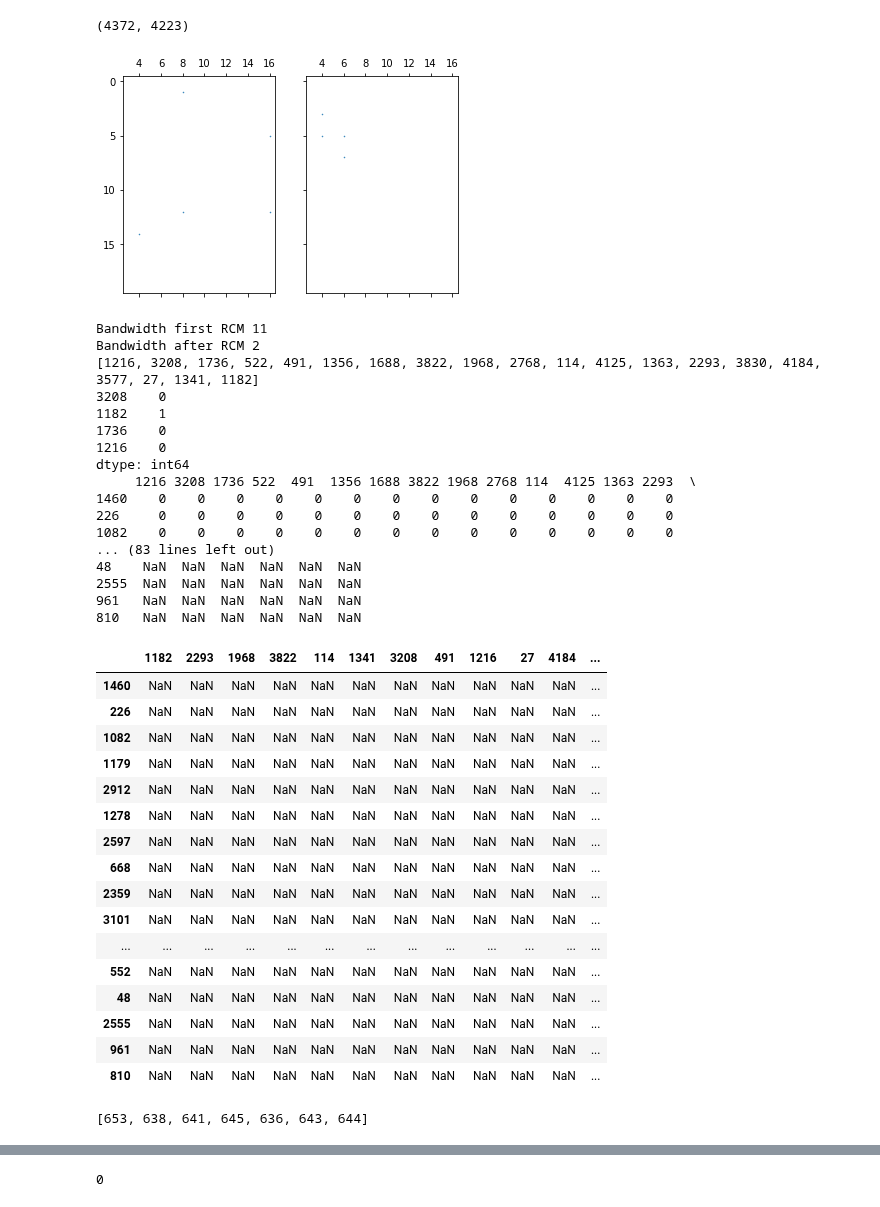
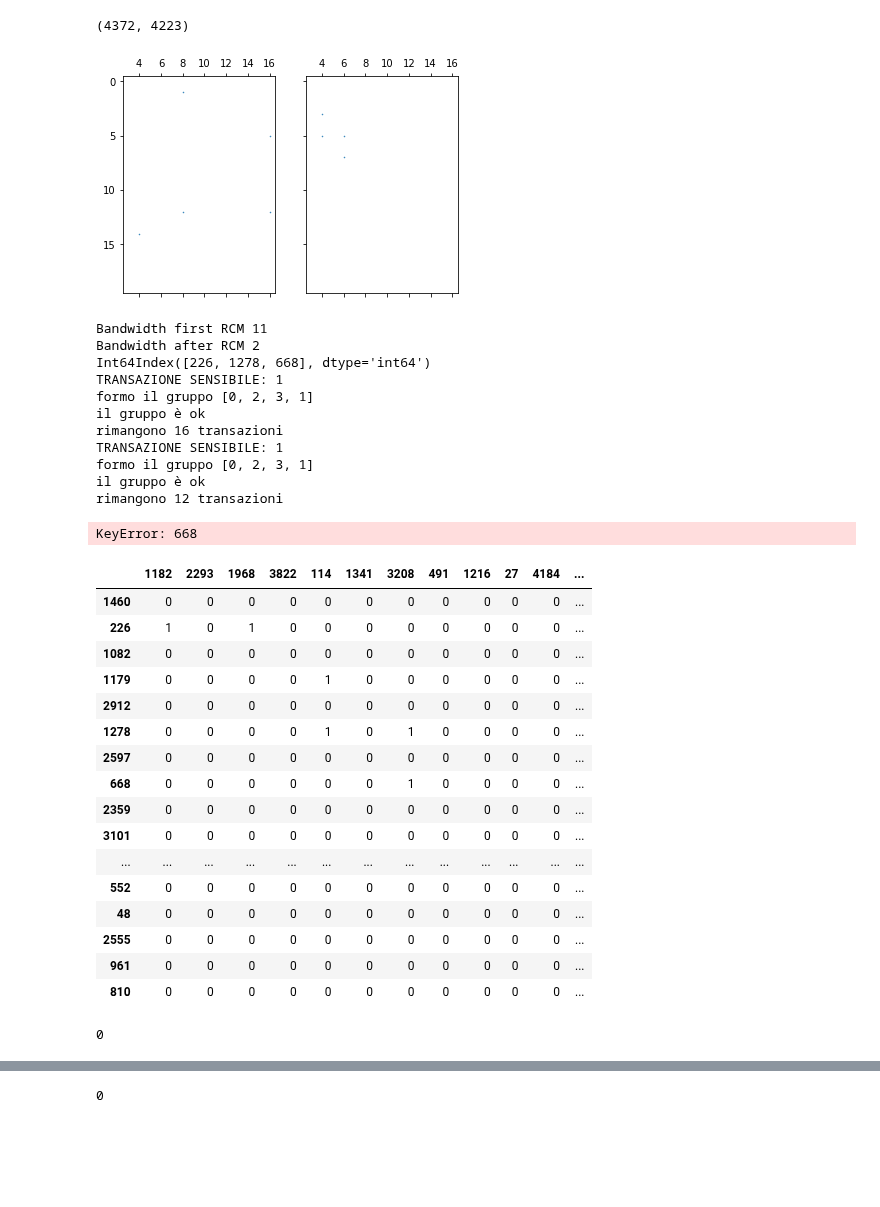
Before and after one commit to Dado1513/transactionalDataCAHD, a Jupyter notebook: rcm_with_function.ipynb, the cells around one changed output, grey strips where cells are left out. Drawn from its saved outputs; the diff is of its cells as text; code cells hidden in the pictures; blank space fills up the shorter version.

```diff
--- a/rcm_with_function.ipynb
+++ b/rcm_with_function.ipynb
@@ -266,47 +317,18 @@ def CAHD(dataframe_bandizzato_temp, items_sensibili, nome_item, grado_privacy, a
 # %%
 df_square,items,items_sensibili = compute_band_matrix(original_dataset = df, dim_finale = 20, nome__file_item="lista_items.txt",num_sensibile=4)
 lista = CAHD(df_square,items_sensibili,[],4)
+lista
 # %% [output]
 [figure]
 Bandwidth first RCM 11
 Bandwidth after RCM 2
-[1216, 3208, 1736, 522, 491, 1356, 1688, 3822, 1968, 2768, 114, 4125, 1363, 2293, 3830, 4184, 3577, 27, 1341, 1182]
-3208    0
-1182    1
-1736    0
-1216    0
-dtype: int64
-     1216 3208 1736 522  491  1356 1688 3822 1968 2768 114  4125 1363 2293  \
-1460    0    0    0    0    0    0    0    0    0    0    0    0    0    0
-226     0    0    0    0    0    0    0    0    0    0    0    0    0    0
-1082    0    0    0    0    0    0    0    0    0    0    0    0    0    0
-... (83 lines left out)
-48    NaN  NaN  NaN  NaN  NaN  NaN
-2555  NaN  NaN  NaN  NaN  NaN  NaN
-961   NaN  NaN  NaN  NaN  NaN  NaN
-810   NaN  NaN  NaN  NaN  NaN  NaN
+Int64Index([226, 1278, 668], dtype='int64')
+TRANSAZIONE SENSIBILE: 1
+formo il gruppo [0, 2, 3, 1]
+il gruppo è ok
+rimangono 16 transazioni
+TRANSAZIONE SENSIBILE: 1
+formo il gruppo [0, 2, 3, 1]
+il gruppo è ok
+rimangono 12 transazioni
+KeyError: 668
-# %%
-dataframe_anonimizzato = pd.DataFrame(,columns=df_square.columns,index=df_square.index)
-dataframe_anonimizzato
-# %% [output]
-|  | 1182 | 2293 | 1968 | 3822 | 114 | 1341 | 3208 | 491 | 1216 | 27 | 4184 | ... |
-| 1460 | NaN | NaN | NaN | NaN | NaN | NaN | NaN | NaN | NaN | NaN | NaN | ... |
-| 226 | NaN | NaN | NaN | NaN | NaN | NaN | NaN | NaN | NaN | NaN | NaN | ... |
-| 1082 | NaN | NaN | NaN | NaN | NaN | NaN | NaN | NaN | NaN | NaN | NaN | ... |
-| 1179 | NaN | NaN | NaN | NaN | NaN | NaN | NaN | NaN | NaN | NaN | NaN | ... |
-| 2912 | NaN | NaN | NaN | NaN | NaN | NaN | NaN | NaN | NaN | NaN | NaN | ... |
-| 1278 | NaN | NaN | NaN | NaN | NaN | NaN | NaN | NaN | NaN | NaN | NaN | ... |
-| 2597 | NaN | NaN | NaN | NaN | NaN | NaN | NaN | NaN | NaN | NaN | NaN | ... |
-| 668 | NaN | NaN | NaN | NaN | NaN | NaN | NaN | NaN | NaN | NaN | NaN | ... |
-| 2359 | NaN | NaN | NaN | NaN | NaN | NaN | NaN | NaN | NaN | NaN | NaN | ... |
-| 3101 | NaN | NaN | NaN | NaN | NaN | NaN | NaN | NaN | NaN | NaN | NaN | ... |
-| ... | ... | ... | ... | ... | ... | ... | ... | ... | ... | ... | ... | ... |
-| 552 | NaN | NaN | NaN | NaN | NaN | NaN | NaN | NaN | NaN | NaN | NaN | ... |
-| 48 | NaN | NaN | NaN | NaN | NaN | NaN | NaN | NaN | NaN | NaN | NaN | ... |
-| 2555 | NaN | NaN | NaN | NaN | NaN | NaN | NaN | NaN | NaN | NaN | NaN | ... |
-| 961 | NaN | NaN | NaN | NaN | NaN | NaN | NaN | NaN | NaN | NaN | NaN | ... |
-| 810 | NaN | NaN | NaN | NaN | NaN | NaN | NaN | NaN | NaN | NaN | NaN | ... |
-# %%
-bestRows
-# %% [output]
-[653, 638, 641, 645, 636, 643, 644]
@@ -314,0 +335,27 @@ bestRows
+# %%
+df_square
+# %% [output]
+|  | 1182 | 2293 | 1968 | 3822 | 114 | 1341 | 3208 | 491 | 1216 | 27 | 4184 | ... |
+| 1460 | 0 | 0 | 0 | 0 | 0 | 0 | 0 | 0 | 0 | 0 | 0 | ... |
+| 226 | 1 | 0 | 1 | 0 | 0 | 0 | 0 | 0 | 0 | 0 | 0 | ... |
+| 1082 | 0 | 0 | 0 | 0 | 0 | 0 | 0 | 0 | 0 | 0 | 0 | ... |
+| 1179 | 0 | 0 | 0 | 0 | 1 | 0 | 0 | 0 | 0 | 0 | 0 | ... |
+| 2912 | 0 | 0 | 0 | 0 | 0 | 0 | 0 | 0 | 0 | 0 | 0 | ... |
+| 1278 | 0 | 0 | 0 | 0 | 1 | 0 | 1 | 0 | 0 | 0 | 0 | ... |
+| 2597 | 0 | 0 | 0 | 0 | 0 | 0 | 0 | 0 | 0 | 0 | 0 | ... |
+| 668 | 0 | 0 | 0 | 0 | 0 | 0 | 1 | 0 | 0 | 0 | 0 | ... |
+| 2359 | 0 | 0 | 0 | 0 | 0 | 0 | 0 | 0 | 0 | 0 | 0 | ... |
+| 3101 | 0 | 0 | 0 | 0 | 0 | 0 | 0 | 0 | 0 | 0 | 0 | ... |
+| ... | ... | ... | ... | ... | ... | ... | ... | ... | ... | ... | ... | ... |
+| 552 | 0 | 0 | 0 | 0 | 0 | 0 | 0 | 0 | 0 | 0 | 0 | ... |
+| 48 | 0 | 0 | 0 | 0 | 0 | 0 | 0 | 0 | 0 | 0 | 0 | ... |
+| 2555 | 0 | 0 | 0 | 0 | 0 | 0 | 0 | 0 | 0 | 0 | 0 | ... |
+| 961 | 0 | 0 | 0 | 0 | 0 | 0 | 0 | 0 | 0 | 0 | 0 | ... |
+| 810 | 0 | 0 | 0 | 0 | 0 | 0 | 0 | 0 | 0 | 0 | 0 | ... |
+# %%
+
+
+id_sensitive_transaction = lista2.index.get_loc(1082)
+print(id_sensitive_transaction)
+# %% [output]
+0
```
Also changed, not shown: parts of 3 cells of this notebook.
